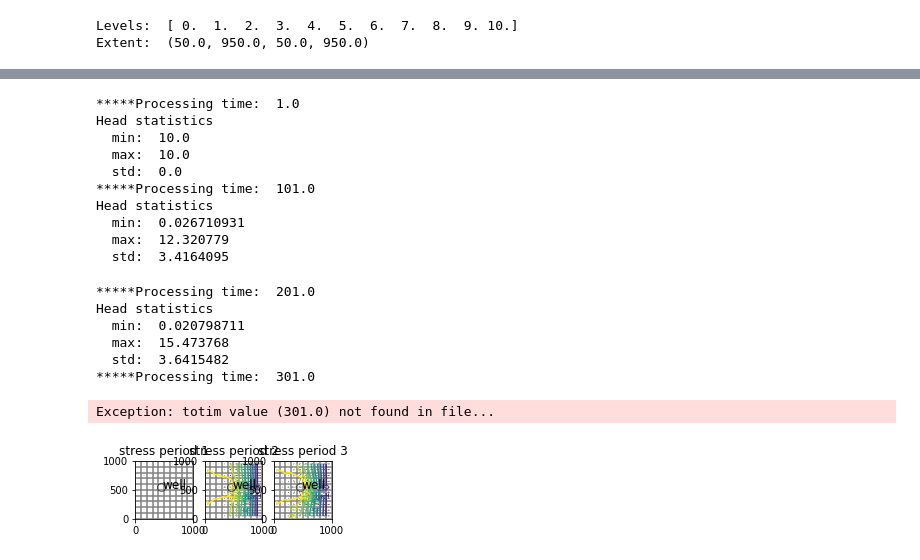
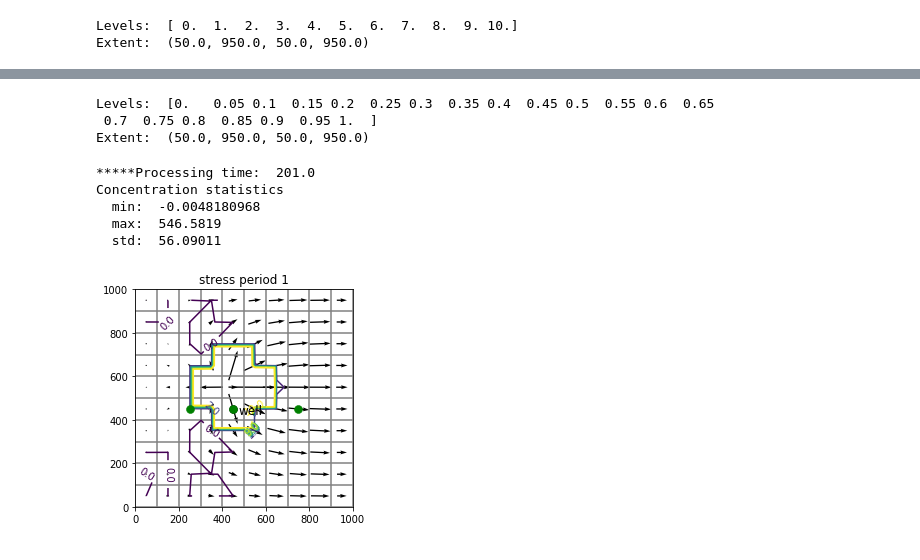
Before and after one commit to chelspeters7/DelawareStream, a Jupyter notebook: FloPy/Tutorial 02 with MT3DMS.ipynb, the cells around one changed output, grey strips where cells are left out. Drawn from its saved outputs; the diff is of its cells as text; code cells hidden in the pictures.

```diff
--- a/FloPy/Tutorial 02 with MT3DMS.ipynb
+++ b/FloPy/Tutorial 02 with MT3DMS.ipynb
@@ -304,8 +308,3 @@ plt.legend()
-# %%
-# Create the headfile and budget file objects
-headobj = bf.HeadFile(wspath+modelname+'.hds')
-times = headobj.get_times()
-cbb = bf.CellBudgetFile(wspath+modelname+'.cbc')
 # %%
 # Setup contour parameters
 levels = np.linspace(0, 10, 11)
@@ -326,0 +328,9 @@ print(wpt)
+# %%
+#obs = [[1 - 1, 5 - 1, 5 - 1],[1 - 1, 5 - 1, 8 - 1],[1 - 1, 3 - 1, 3 - 1]]
+obs2 = np.add(obs, [1,1,1])
+obs3 = [1, delr, delc]
+obs4 = np.multiply(obs2, obs3)
+obs5 = np.subtract(obs4, [1., delr/2, delc/2])
+obs6 = [i[1:] for i in obs5]
+obsx =  [i[0] for i in obs6]
+obsy =  [i[1] for i in obs6]
@@ -327,58 +425,62 @@ print(wpt)
+# %%
+# Setup contour parameters
+levels = np.linspace(0, 1, 21)
+extent = (delr/2., Lx - delr/2., delc/2., Ly - delc/2.)
+print('Levels: ', levels)
+print('Extent: ', extent)
+# %% [output]
+Levels:  [0.   0.05 0.1  0.15 0.2  0.25 0.3  0.35 0.4  0.45 0.5  0.55 0.6  0.65
+ 0.7  0.75 0.8  0.85 0.9  0.95 1.  ]
+Extent:  (50.0, 950.0, 50.0, 950.0)
 # %%
 # Make the plots
-#mytimes = [1.0, 101.0, 201.0]
-mytimes = [1.0, 101.0, 201.0, 301.0, 401.0]
+mytimes = [1.0, 101.0, 201.0]
+mytimes = [201.0]
+#mytimes = [1.0, 101.0, 201.0, 301.0, 401.0]
 for iplot, time in enumerate(mytimes):
     print('*****Processing time: ', time)
-    head = headobj.get_data(totim=time)
+    concdata = ucnobj.get_data(totim=time)
+
+    #headobj.get_data(totim=time)
     #Print statistics
-    print('Head statistics')
-    print('  min: ', head.min())
-    print('  max: ', head.max())
-    print('  std: ', head.std())
+    print('Concentration statistics')
+    print('  min: ', concdata.min())
+    print('  max: ', concdata.max())
+    print('  std: ', concdata.std())
 
     # Extract flow right face and flow front face
     frf = cbb.get_data(text='FLOW RIGHT FACE', totim=time)[0]
     fff = cbb.get_data(text='FLOW FRONT FACE', totim=time)[0]
 
     #Create the plot
-    plt.subplot(1, len(mytimes), iplot + 1, aspect='equal')
-    #plt.subplot(1, 1, 1, aspect='equal')
+    #plt.subplot(1, len(mytimes), iplot + 1, aspect='equal')
+    plt.subplot(1, 1, 1, aspect='equal')
     plt.title('stress period ' + str(iplot + 1))
 
 
     modelmap = flopy.plot.PlotMapView(model=mf, layer=0)
     qm = modelmap.plot_ibound()
     lc = modelmap.plot_grid()
     #qm = modelmap.plot_bc('GHB')#, alpha=0.5)
-    cs = modelmap.contour_array(head, levels=levels)
+    cs = modelmap.contour_array(concdata, levels=levels)
     plt.clabel(cs, inline=1, fontsize=10, fmt='%1.1f')#, zorder=11
     quiver = modelmap.plot_discharge(frf, fff, head=head)
 
     mfc = 'None'
     if (iplot+1) == len(mytimes):
         mfc='black'
     plt.plot(wpt[0], wpt[1], lw=0, marker='o', markersize=8,
              markeredgewidth=0.5,
              markeredgecolor='black', markerfacecolor=mfc, zorder=9)
+    plt.plot(obsx, obsy, lw=0, marker='o', markersize=8,
+             markeredgewidth=0.5,
+             markeredgecolor='green', markerfacecolor='green', zorder=9)
     plt.text(wpt[0]+25, wpt[1]-25, 'well', size=12, zorder=12)
-    plt.savefig(wspath+'tutorial2-{}.png'.format(iplot))
+    plt.savefig(wspath+'/Figures/'+'tutorial2conc-{}.png'.format(iplot))
 # %% [output]
-*****Processing time:  1.0
-Head statistics
-  min:  10.0
-  max:  10.0
-  std:  0.0
-*****Processing time:  101.0
-Head statistics
-  min:  0.026710931
-  max:  12.320779
-  std:  3.4164095
+*****Processing time:  201.0
+Concentration statistics
+  min:  -0.0048180968
+  max:  546.5819
+  std:  56.09011
-*****Processing time:  201.0
-Head statistics
-  min:  0.020798711
-  max:  15.473768
-  std:  3.6415482
-*****Processing time:  301.0
-Exception: totim value (301.0) not found in file...
-[figure, old version]
+[figure, new version]
```
Also changed, not shown: parts of 15 cells of this notebook, 52 other files.
